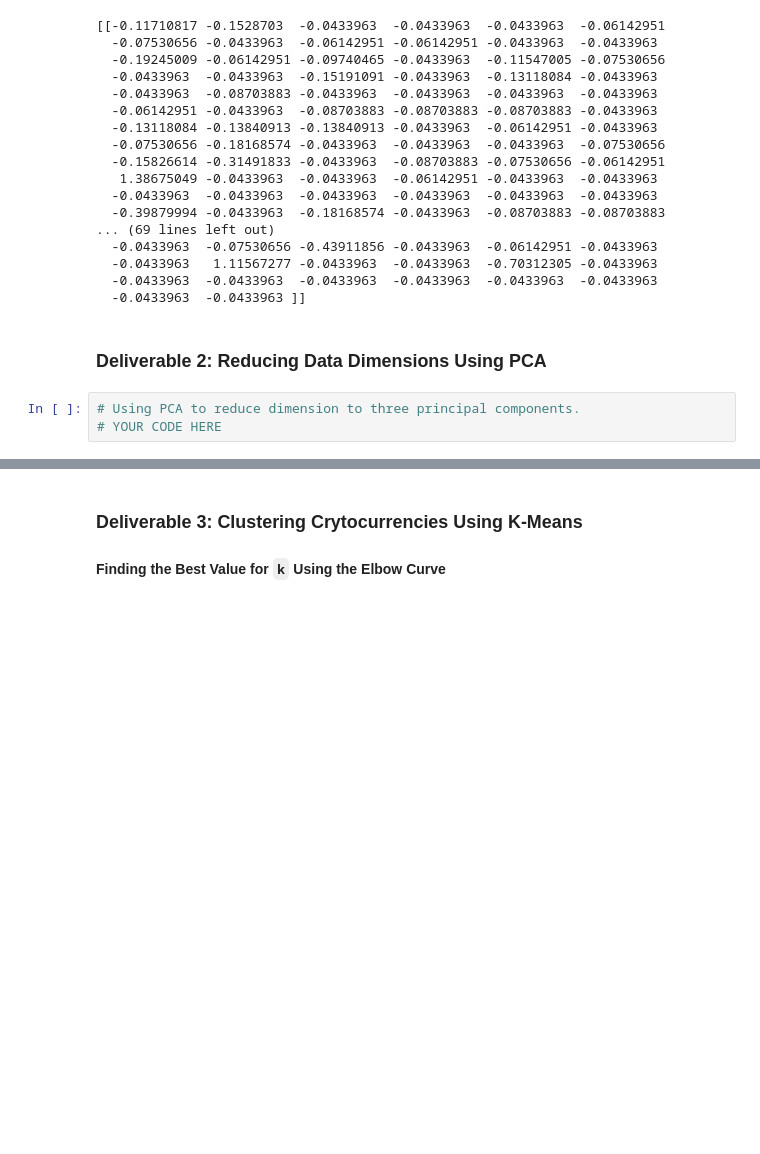
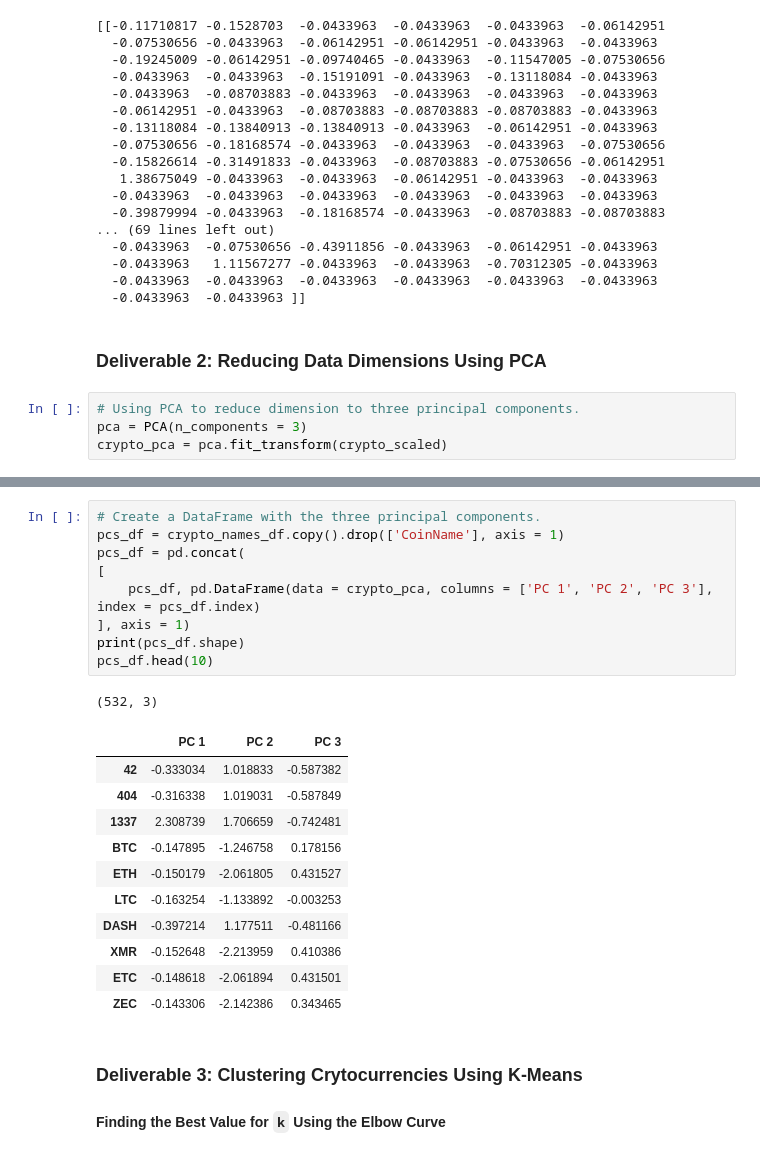
Before and after one commit to vyu821/cryptocurrencies, a Jupyter notebook: crypto_clustering.ipynb, the cells around one changed output, grey strips where cells are left out. Drawn from its saved outputs; the diff is of its cells as text; blank space fills up the shorter version.

```diff
--- a/crypto_clustering.ipynb
+++ b/crypto_clustering.ipynb
@@ -195,4 +195,5 @@ print(crypto_scaled[0:5])
 ### Deliverable 2: Reducing Data Dimensions Using PCA
 # %%
 # Using PCA to reduce dimension to three principal components.
-# YOUR CODE HERE
+pca = PCA(n_components = 3)
+crypto_pca = pca.fit_transform(crypto_scaled)
@@ -223,3 +200,25 @@ array([[-0.33285464,  1.0383583 , -0.56494435],
+# %%
+# Create a DataFrame with the three principal components.
+pcs_df = crypto_names_df.copy().drop(['CoinName'], axis = 1)
+pcs_df = pd.concat(
+[
+    pcs_df, pd.DataFrame(data = crypto_pca, columns = ['PC 1', 'PC 2', 'PC 3'], index = pcs_df.index)
+], axis = 1)
+print(pcs_df.shape)
+pcs_df.head(10)
+# %% [output]
+(532, 3)
+|  | PC 1 | PC 2 | PC 3 |
+| 42 | -0.333034 | 1.018833 | -0.587382 |
+| 404 | -0.316338 | 1.019031 | -0.587849 |
+| 1337 | 2.308739 | 1.706659 | -0.742481 |
+| BTC | -0.147895 | -1.246758 | 0.178156 |
+| ETH | -0.150179 | -2.061805 | 0.431527 |
+| LTC | -0.163254 | -1.133892 | -0.003253 |
+| DASH | -0.397214 | 1.177511 | -0.481166 |
+| XMR | -0.152648 | -2.213959 | 0.410386 |
+| ETC | -0.148618 | -2.061894 | 0.431501 |
+| ZEC | -0.143306 | -2.142386 | 0.343465 |
 # %% [markdown]
 ### Deliverable 3: Clustering Crytocurrencies Using K-Means
 
```
Also changed, not shown: parts of 2 cells of this notebook.
